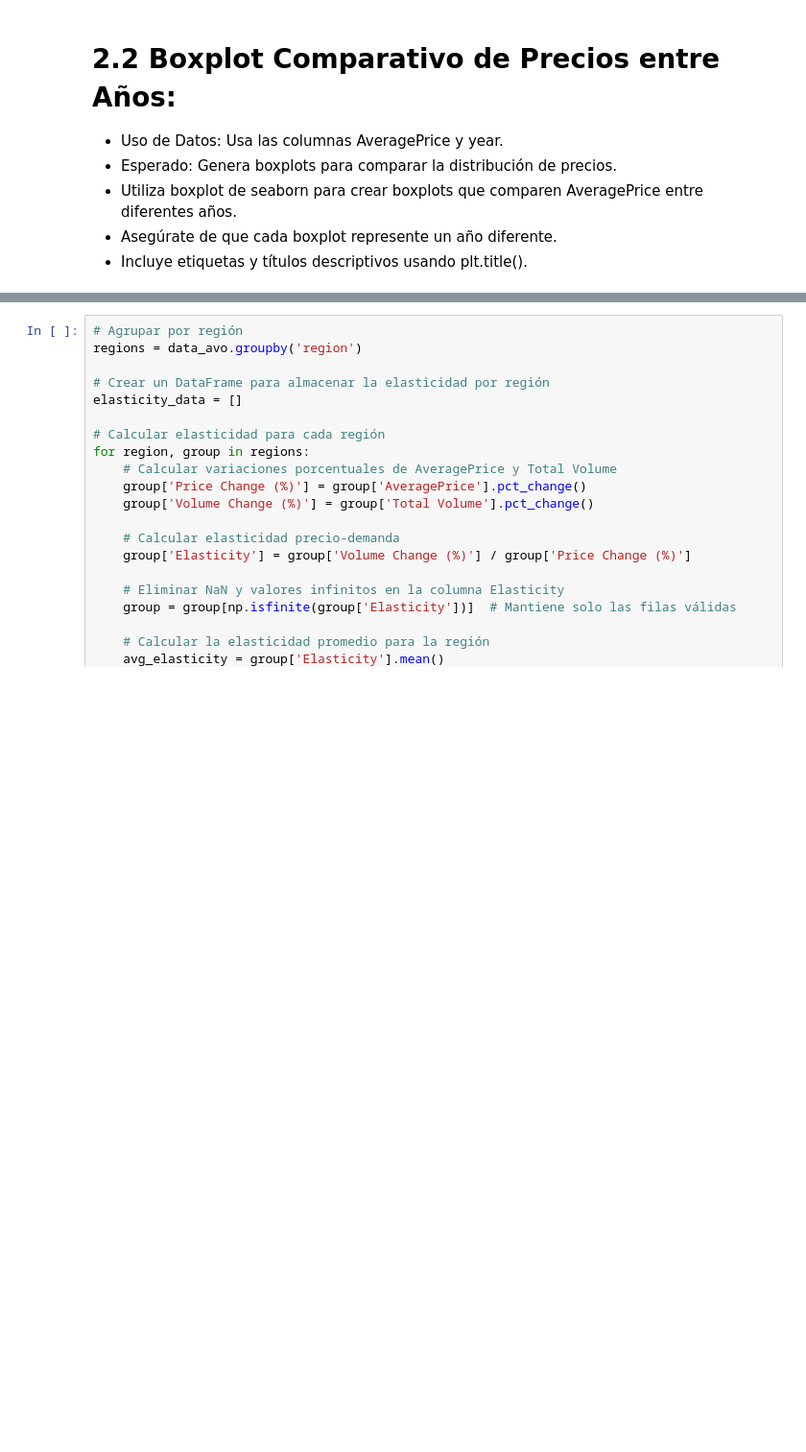
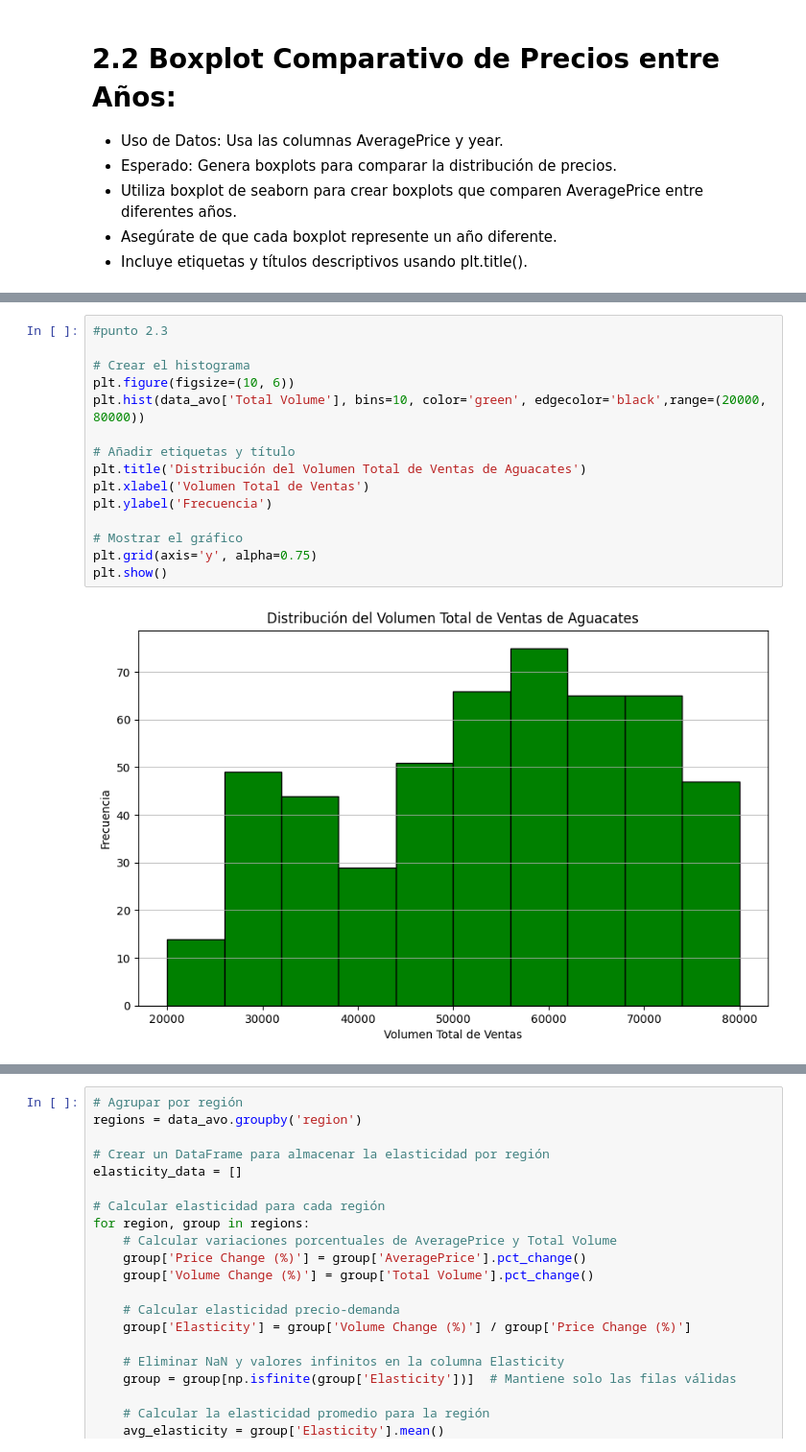
Before and after one commit to ChrisAnori/Avocado, a Jupyter notebook: Proyecto.ipynb, the cells around one changed output, grey strips where cells are left out. Shown at 96% size. Drawn from its saved outputs; the diff is of its cells as text; blank space fills up the shorter version.

Commit message:
Proyecto Jose
con puntos 1.1 1.2 / 2.1 2.2 2.3 / 3.1 3.2 4.1 4.2 4.4 , conclusiones : 1.1 , 2.1 , 2.2 , 3.1 , 3.2

```diff
--- a/Proyecto.ipynb
+++ b/Proyecto.ipynb
@@ -257,0 +292,17 @@ $$
+# %%
+#punto 2.3
+
+# Crear el histograma
+plt.figure(figsize=(10, 6))
+plt.hist(data_avo['Total Volume'], bins=10, color='green', edgecolor='black',range=(20000, 80000))
+
+# Añadir etiquetas y título
+plt.title('Distribución del Volumen Total de Ventas de Aguacates')
+plt.xlabel('Volumen Total de Ventas')
+plt.ylabel('Frecuencia')
+
+# Mostrar el gráfico
+plt.grid(axis='y', alpha=0.75)
+plt.show()
+# %% [output]
+[figure, added]
```
Also changed, not shown: parts of 21 cells of this notebook.
